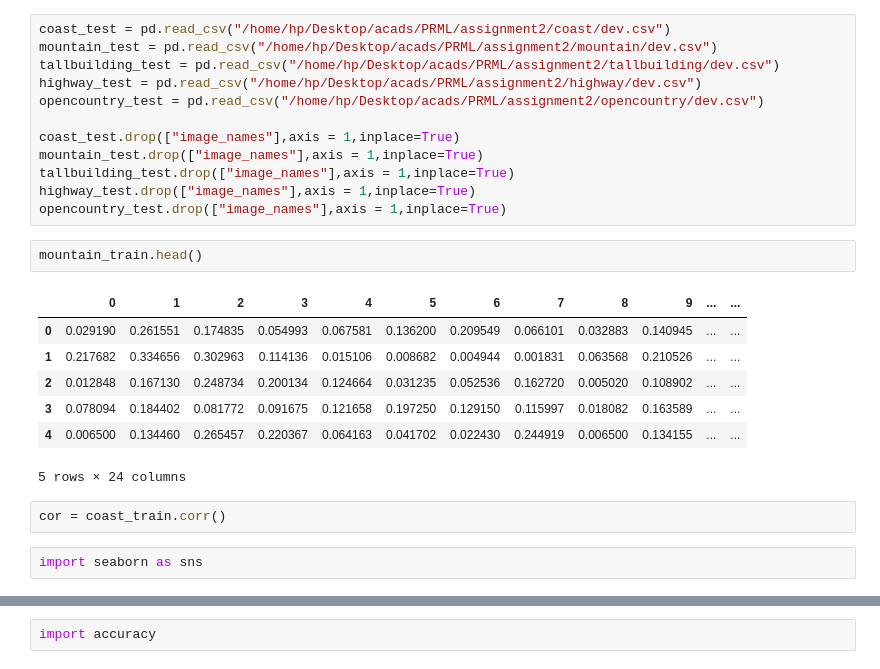
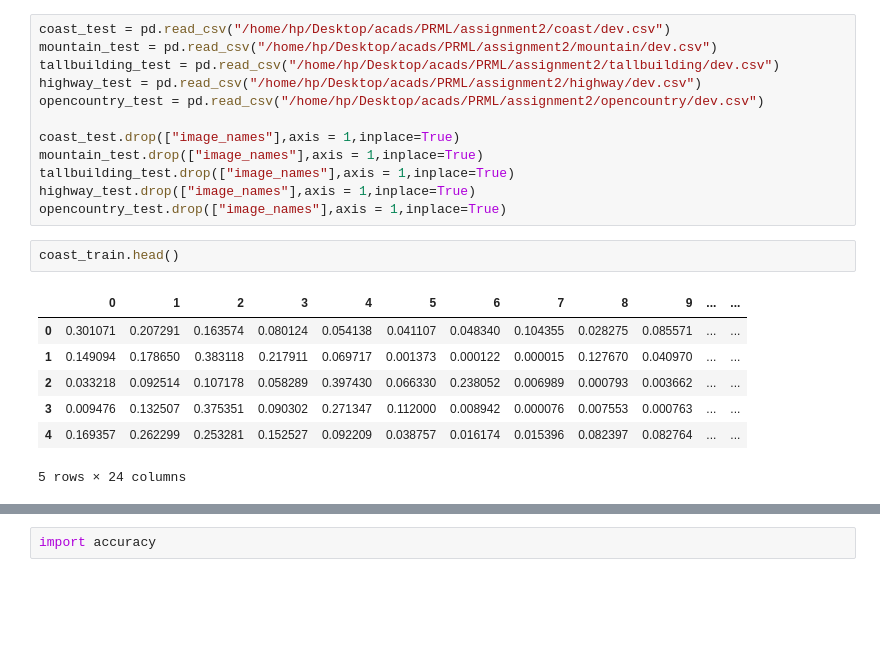
Before and after one commit to sowmyamanojna/CS5691-PRML-Assignments, a Jupyter notebook: assignment2/codes/Assignment2-2a.ipynb, the cells around one changed output, grey strips where cells are left out. Drawn from its saved outputs; the diff is of its cells as text; blank space fills up the shorter version.

```diff
--- a/assignment2/codes/Assignment2-2a.ipynb
+++ b/assignment2/codes/Assignment2-2a.ipynb
@@ -40,16 +40,12 @@ tallbuilding_test.drop(["image_names"],axis = 1,inplace=True)
 highway_test.drop(["image_names"],axis = 1,inplace=True)
 opencountry_test.drop(["image_names"],axis = 1,inplace=True)
 # %%
-mountain_train.head()
+coast_train.head()
 # %% [output]
 |  | 0 | 1 | 2 | 3 | 4 | 5 | 6 | 7 | 8 | 9 | ... | ... |
-| 0 | 0.029190 | 0.261551 | 0.174835 | 0.054993 | 0.067581 | 0.136200 | 0.209549 | 0.066101 | 0.032883 | 0.140945 | ... | ... |
-| 1 | 0.217682 | 0.334656 | 0.302963 | 0.114136 | 0.015106 | 0.008682 | 0.004944 | 0.001831 | 0.063568 | 0.210526 | ... | ... |
-| 2 | 0.012848 | 0.167130 | 0.248734 | 0.200134 | 0.124664 | 0.031235 | 0.052536 | 0.162720 | 0.005020 | 0.108902 | ... | ... |
-| 3 | 0.078094 | 0.184402 | 0.081772 | 0.091675 | 0.121658 | 0.197250 | 0.129150 | 0.115997 | 0.018082 | 0.163589 | ... | ... |
-| 4 | 0.006500 | 0.134460 | 0.265457 | 0.220367 | 0.064163 | 0.041702 | 0.022430 | 0.244919 | 0.006500 | 0.134155 | ... | ... |
+| 0 | 0.301071 | 0.207291 | 0.163574 | 0.080124 | 0.054138 | 0.041107 | 0.048340 | 0.104355 | 0.028275 | 0.085571 | ... | ... |
+| 1 | 0.149094 | 0.178650 | 0.383118 | 0.217911 | 0.069717 | 0.001373 | 0.000122 | 0.000015 | 0.127670 | 0.040970 | ... | ... |
+| 2 | 0.033218 | 0.092514 | 0.107178 | 0.058289 | 0.397430 | 0.066330 | 0.238052 | 0.006989 | 0.000793 | 0.003662 | ... | ... |
+| 3 | 0.009476 | 0.132507 | 0.375351 | 0.090302 | 0.271347 | 0.112000 | 0.008942 | 0.000076 | 0.007553 | 0.000763 | ... | ... |
+| 4 | 0.169357 | 0.262299 | 0.253281 | 0.152527 | 0.092209 | 0.038757 | 0.016174 | 0.015396 | 0.082397 | 0.082764 | ... | ... |
 5 rows × 24 columns
-# %%
-cor = coast_train.corr()
-# %%
-import seaborn as sns
```
Also changed, not shown: parts of 66 cells of this notebook, 1 other file.
